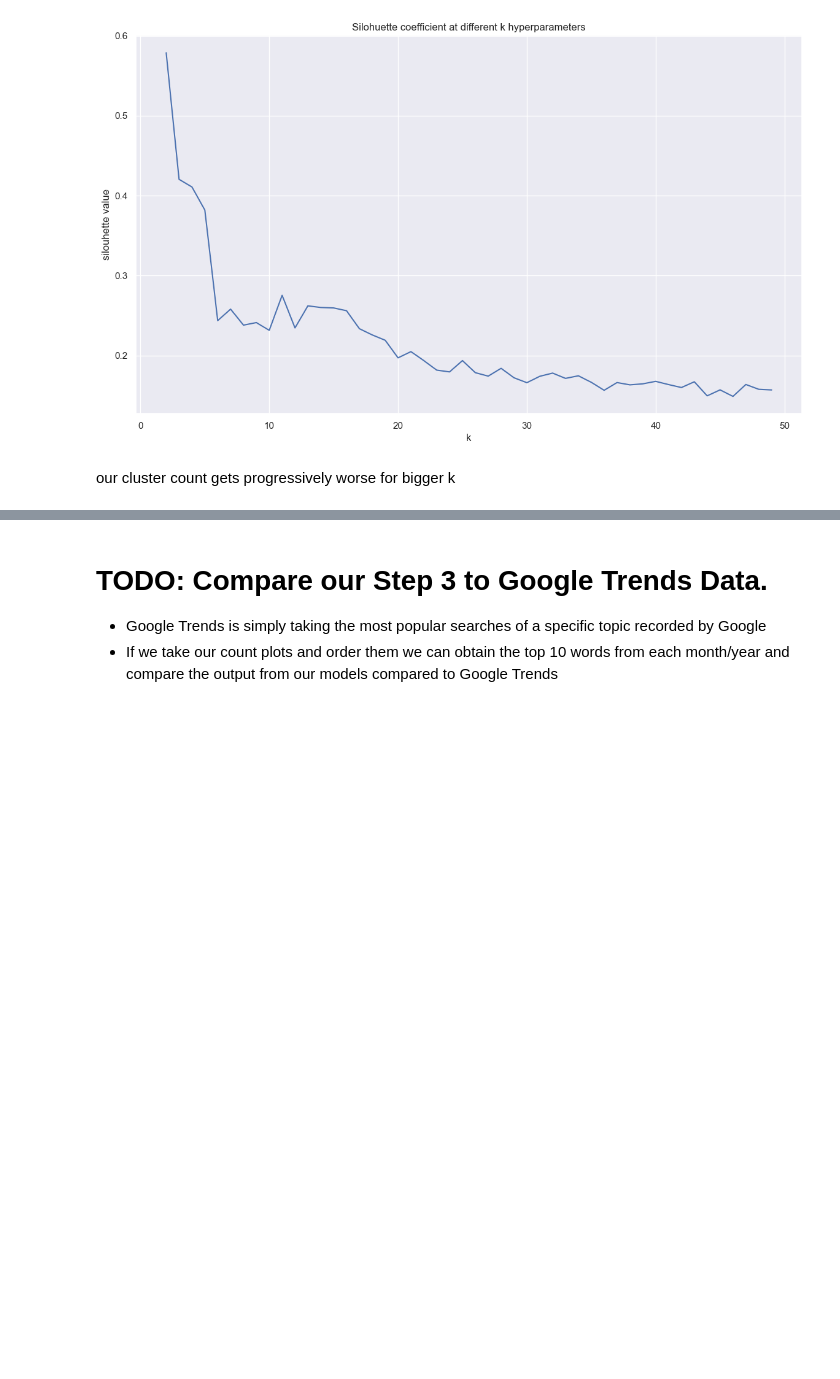
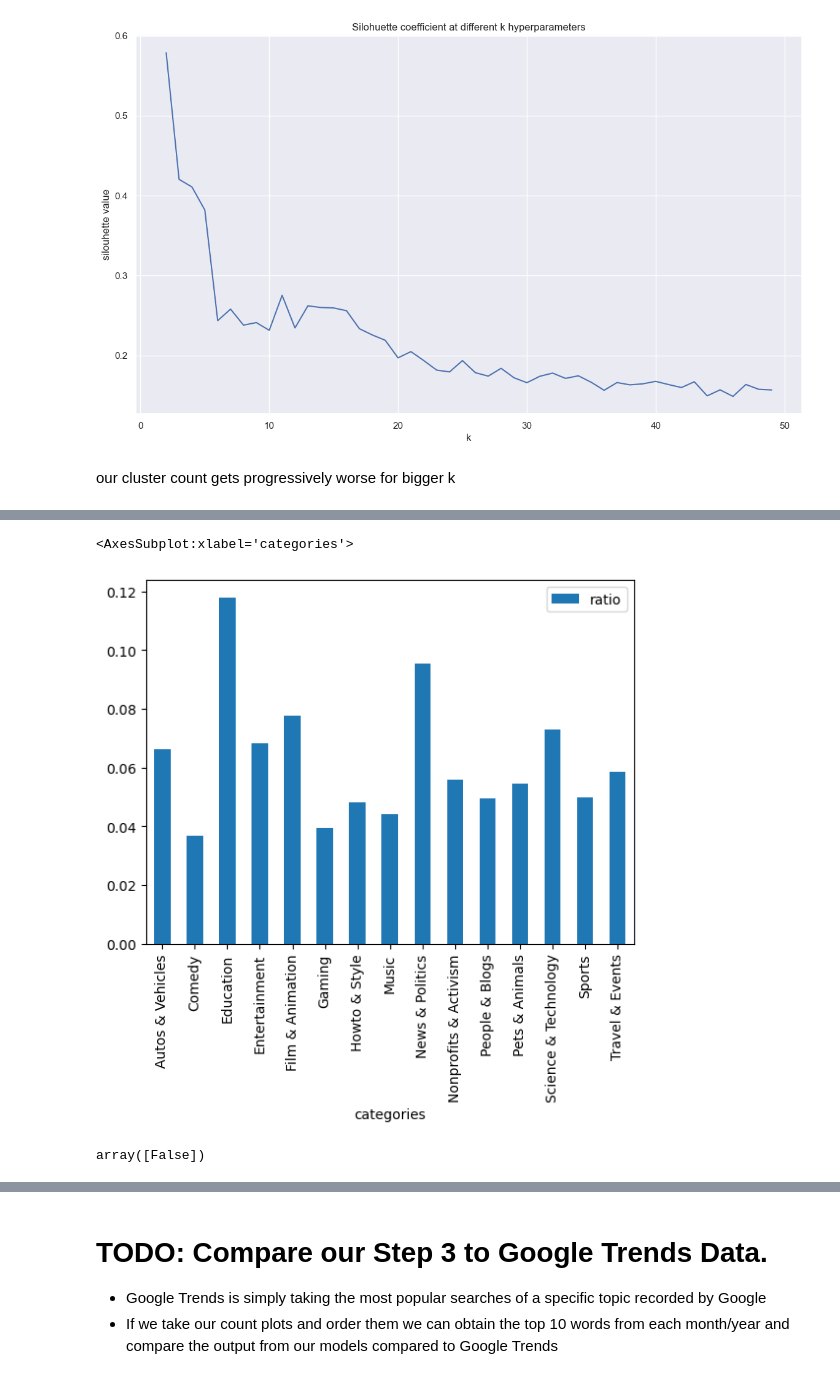
Before and after one commit to epfl-ada/ada-2022-project-chromegoldfish, a Jupyter notebook: src/data-explore.ipynb, the cells around one changed output, grey strips where cells are left out. Cells and saved outputs as stored; diff of their text form; code cells hidden in the pictures; blank space fills up the shorter version.

```diff
--- a/src/data-explore.ipynb
+++ b/src/data-explore.ipynb
@@ -908,0 +1065,4 @@ our cluster count gets progressively worse for bigger k
+# %%
+df_cat_count['ratio']=df_cat_count['dislike_count']/(df_cat_count['like_count']+df_cat_count['dislike_count'])
+df_cat_count[['categories', 'ratio']].sort_values(by=['ratio'])
+df_cat_count
@@ -908,0 +1086,5 @@ our cluster count gets progressively worse for bigger k
+# %%
+df_cat_count.plot.bar(x='categories', y='ratio')
+# %% [output]
+<AxesSubplot:xlabel='categories'>
+[figure, added]
@@ -908,0 +1094,5 @@ our cluster count gets progressively worse for bigger k
+# %%
+df['ratio'].fillna(0, inplace=True)
+df['ratio'].isnull().unique()
+# %% [output]
+array([False])
```
Also changed, not shown: parts of 33 cells of this notebook.
